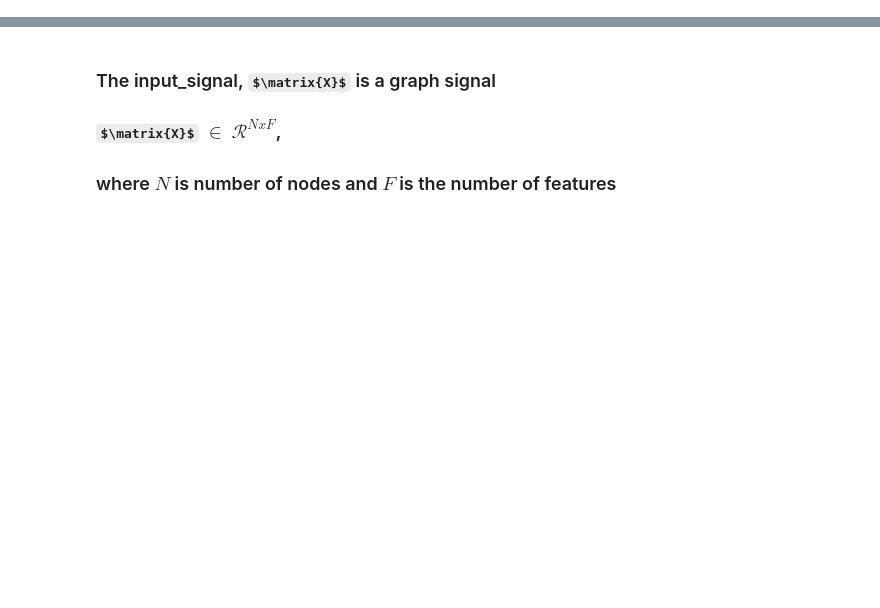
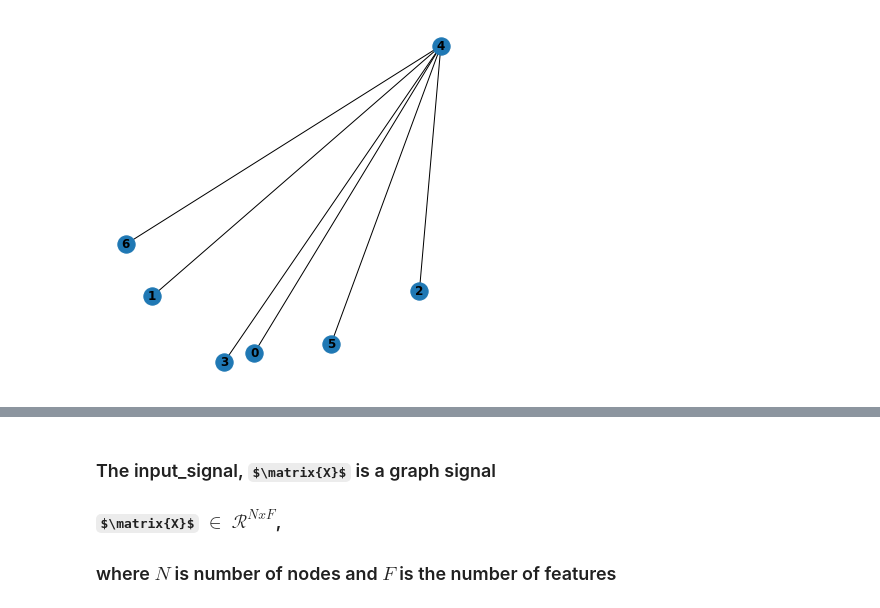
Before and after one commit to raghuramdr/radiomics_analysis, a Jupyter notebook: minimum_spanning_tree.ipynb, the cells around one changed output, grey strips where cells are left out. Saved outputs shown, nothing was run; the diff lists cells and outputs as text; code cells hidden in the pictures; some formulas as TeX source; blank space fills up the shorter version.

```diff
--- a/minimum_spanning_tree.ipynb
+++ b/minimum_spanning_tree.ipynb
@@ -38,0 +145,6 @@ cd /home/raghuram/Desktop/radiomics
+# %%
+# Plot the minimum spanning tree
+plt.figure(figsize=(5,5))
+nx.draw(K, with_labels=True, font_weight='bold')
+# %% [output]
+[figure, added]
```
Also changed, not shown: parts of 65 cells of this notebook.
